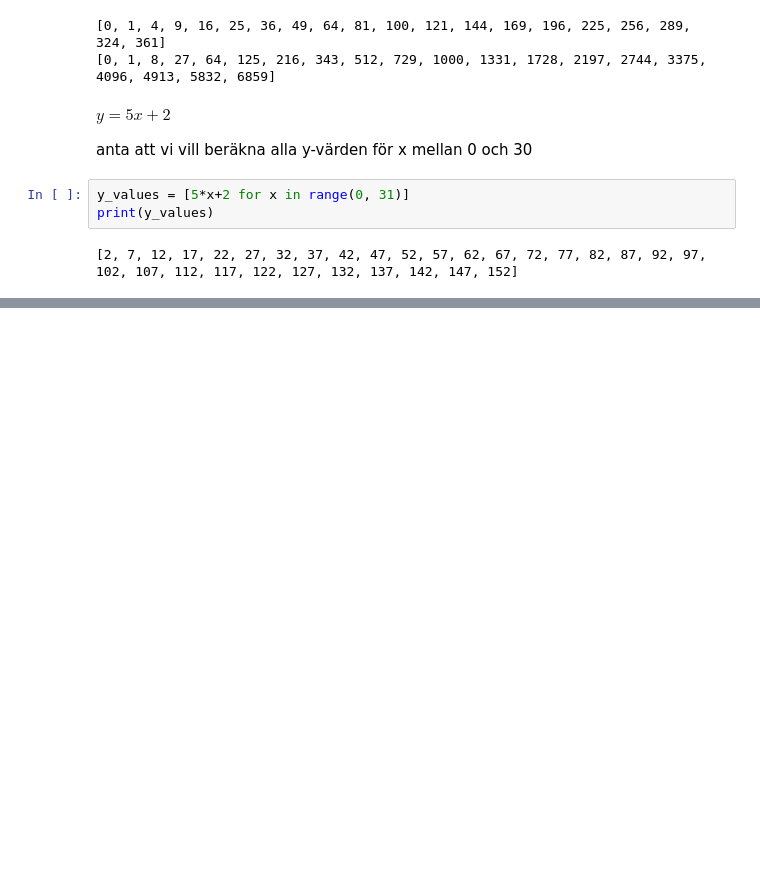
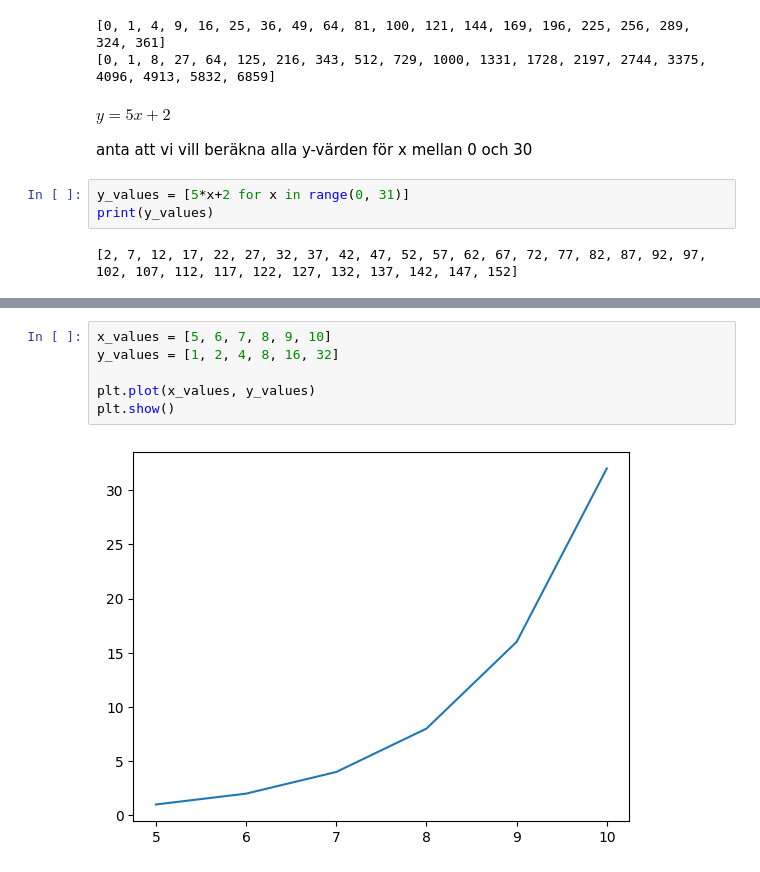
Before and after one commit to aleylani/Python-AI25, a Jupyter notebook: lectures/notes/lists.ipynb, the cells around one changed output, grey strips where cells are left out. Cells and saved outputs as stored; diff of their text form; blank space fills up the shorter version.

```diff
--- a/lectures/notes/lists.ipynb
+++ b/lectures/notes/lists.ipynb
@@ -189,0 +222,8 @@ print(y_values)
+# %%
+x_values = [5, 6, 7, 8, 9, 10]
+y_values = [1, 2, 4, 8, 16, 32]
+
+plt.plot(x_values, y_values)
+plt.show()
+# %% [output]
+[figure, added]
```
Also changed, not shown: parts of 17 cells of this notebook, 2 other files.
